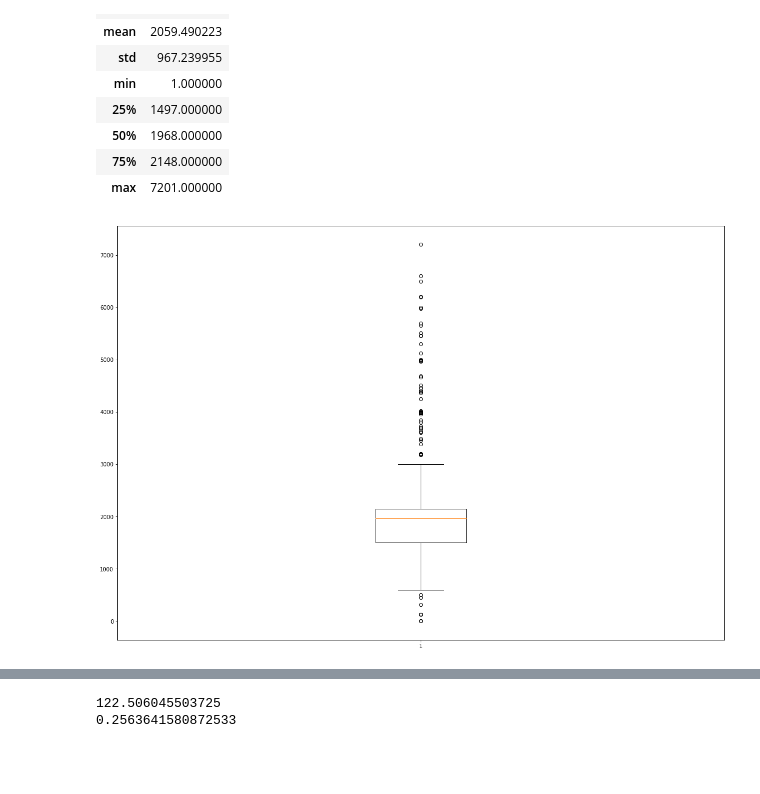
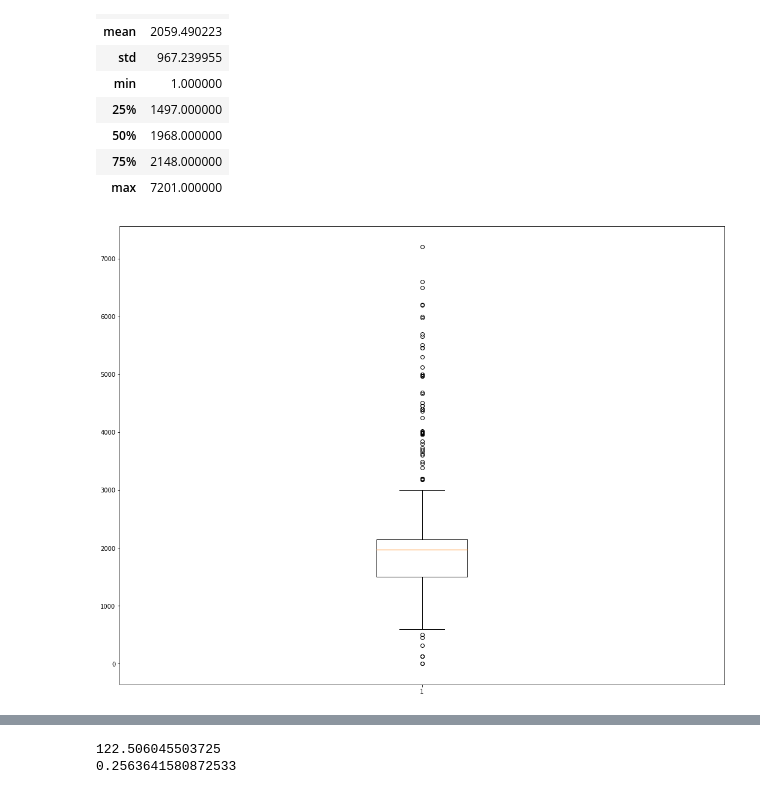
Before and after one commit to tableClothed/cars-price-comparision, a Jupyter notebook: correlations.ipynb, the cells around one changed output, grey strips where cells are left out. Drawn from its saved outputs; the diff is of its cells as text; code cells hidden in the pictures; blank space fills up the shorter version.

```diff
--- a/fill_nan.ipynb
+++ b/correlations.ipynb
@@ -60,7 +60,7 @@ df.head()
 | 3 | volkswagen polo | 1 | 1999 | 154000.0 | 44.0 | 60.0 | 0 | 6.3 | ... |
 | 4 | nissan micra | 3 | 1998 | 140000.0 | 40.0 | 54.0 | 0 | 6.0 | ... |
 # %%
-df.loc[df.year < 1, ["year"]] = "unknown"
+df.loc[df.year < 1910, ["year"]] = "unknown"
 df = df[df.price_eur < 1600000]
 df.price_eur.describe().to_frame()
 # %% [output]
@@ -105,11 +105,11 @@ df_eng_size.engine_size.describe().to_frame()
 | 75% | 2148.000000 |
 | max | 7201.000000 |
 # %%
-plt.figure(figsize= (20, 14))
+plt.figure(figsize= (18, 14))
 plt.boxplot(df_eng_size.engine_size)
 plt.show()
 # %% [output]
-[figure, old version]
+[figure, new version]
 # %%
 df_eng_test = df[df.engine_size == 0]
 df_eng_test.head()
```
Also changed, not shown: parts of 7 cells of this notebook, 1 other file.
